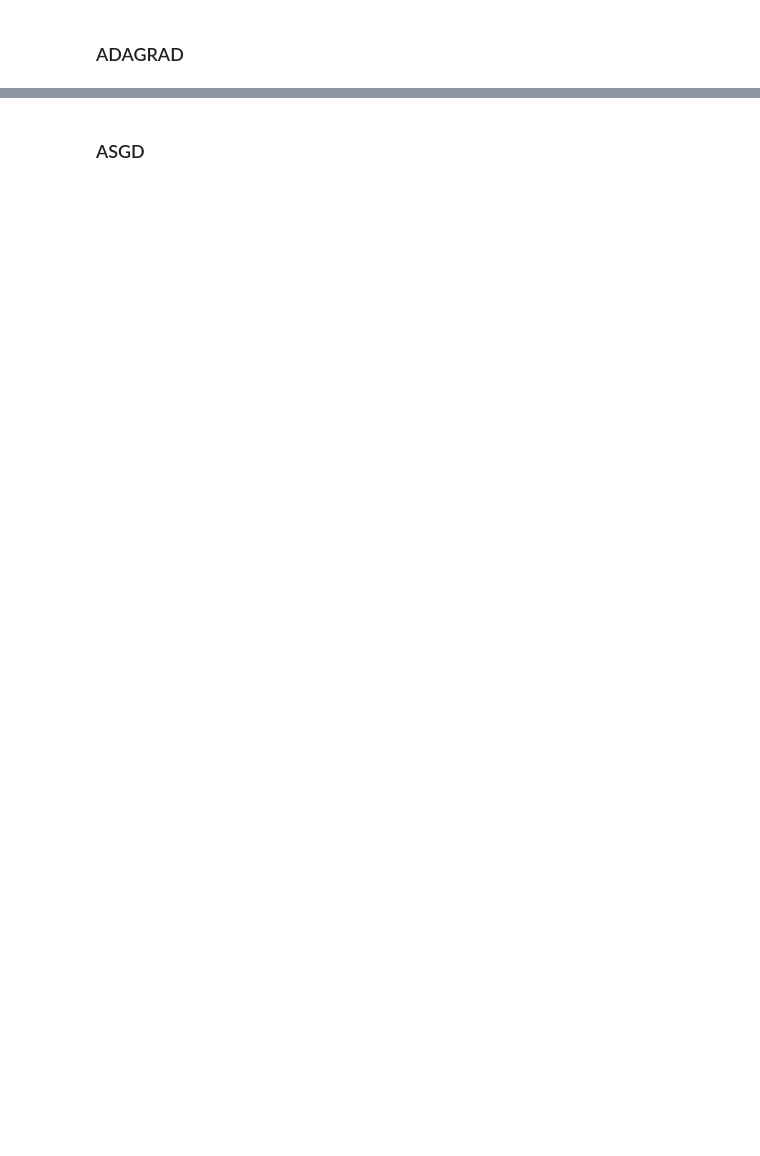
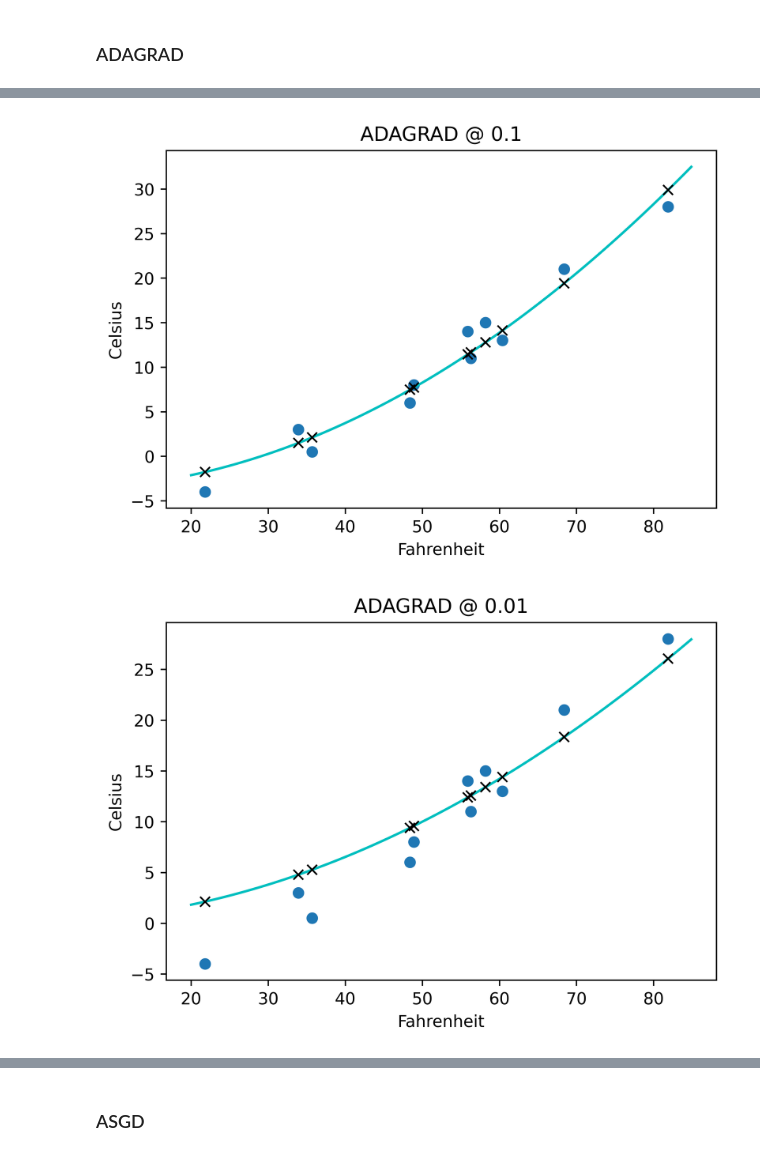
Before and after one commit to A-Hudson-0117/MachineLearning-Intro, a Jupyter notebook: Tensors and NN (hw 5)/Q1_quadratic_training.ipynb, the cells around one changed output, grey strips where cells are left out. Saved outputs shown, nothing was run; the diff lists cells and outputs as text; code cells hidden in the pictures; blank space fills up the shorter version.

```diff
--- a/Tensors and NN (hw 5)/Q1_quadratic_training.ipynb
+++ b/Tensors and NN (hw 5)/Q1_quadratic_training.ipynb
@@ -263,7 +294,7 @@ Final Paramaters: tensor([ 0.9506,  0.9505, -0.0495], requires_grad=True)
 for rate in rates_to_learn_at:
     print(f"Learning rate is {rate} :\n"+"/\\"*15)
 
-    params = torch.tensor([1.0, 1.0, 0.0], requires_grad=True)
+    params = torch.tensor(initial_paramaters, requires_grad=True)
     learning_rate = rate
     optimizer = optim.Adagrad([params], lr=learning_rate)
 
@@ -276,6 +307,9 @@ for rate in rates_to_learn_at:
 
     print(f"Final Paramaters: {params}")
 
+    if not (True in torch.isnan(params)):
+        graph_temp(model, params, t_u, t_c, f"ADAGRAD @ {rate}")
+
     print('\n'+"--"*30+'\n')
 # %% [output]
 Learning rate is 0.1 :
@@ -296,2 +330,4 @@ Final Paramaters: tensor([ 0.9986,  0.9986, -0.0014], requires_grad=True)
 
 ------------------------------------------------------------
+[figure, added]
+[figure, added]
```
Also changed, not shown: parts of 10 cells of this notebook.
